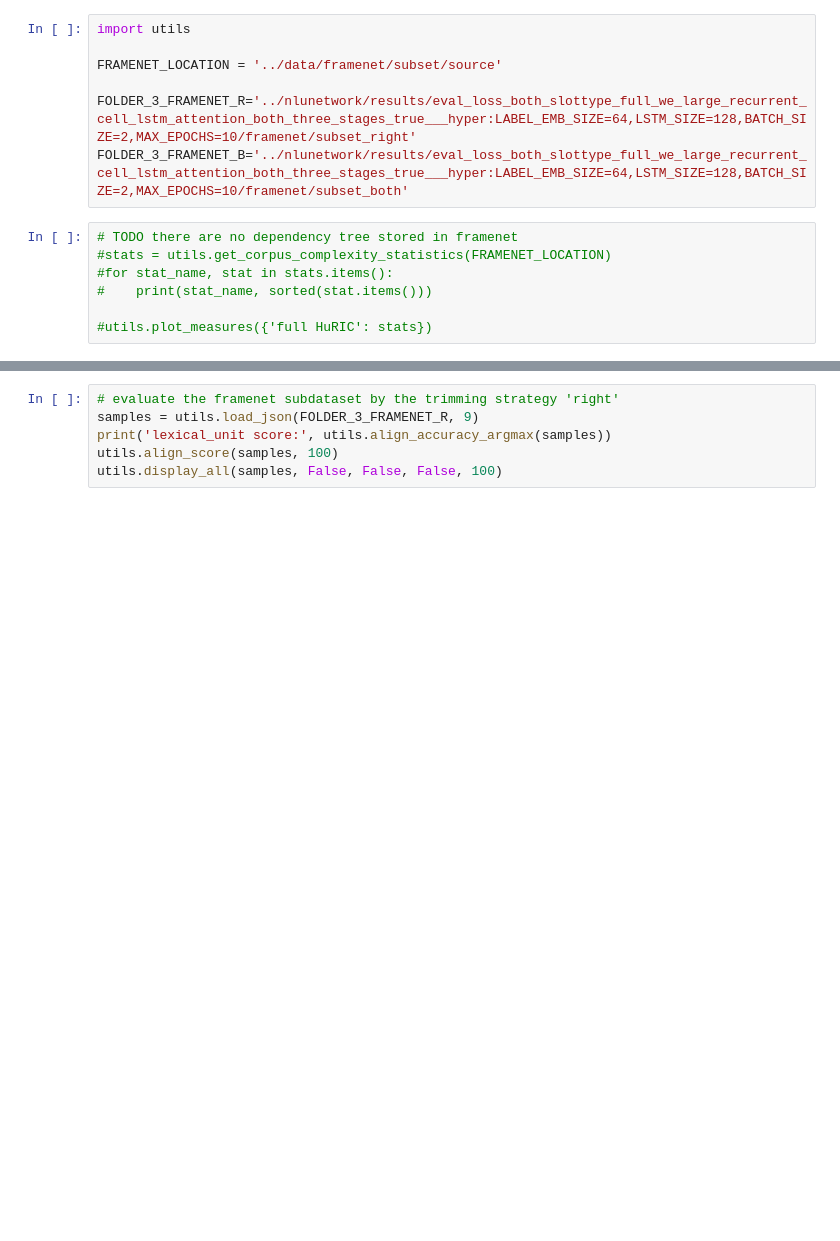
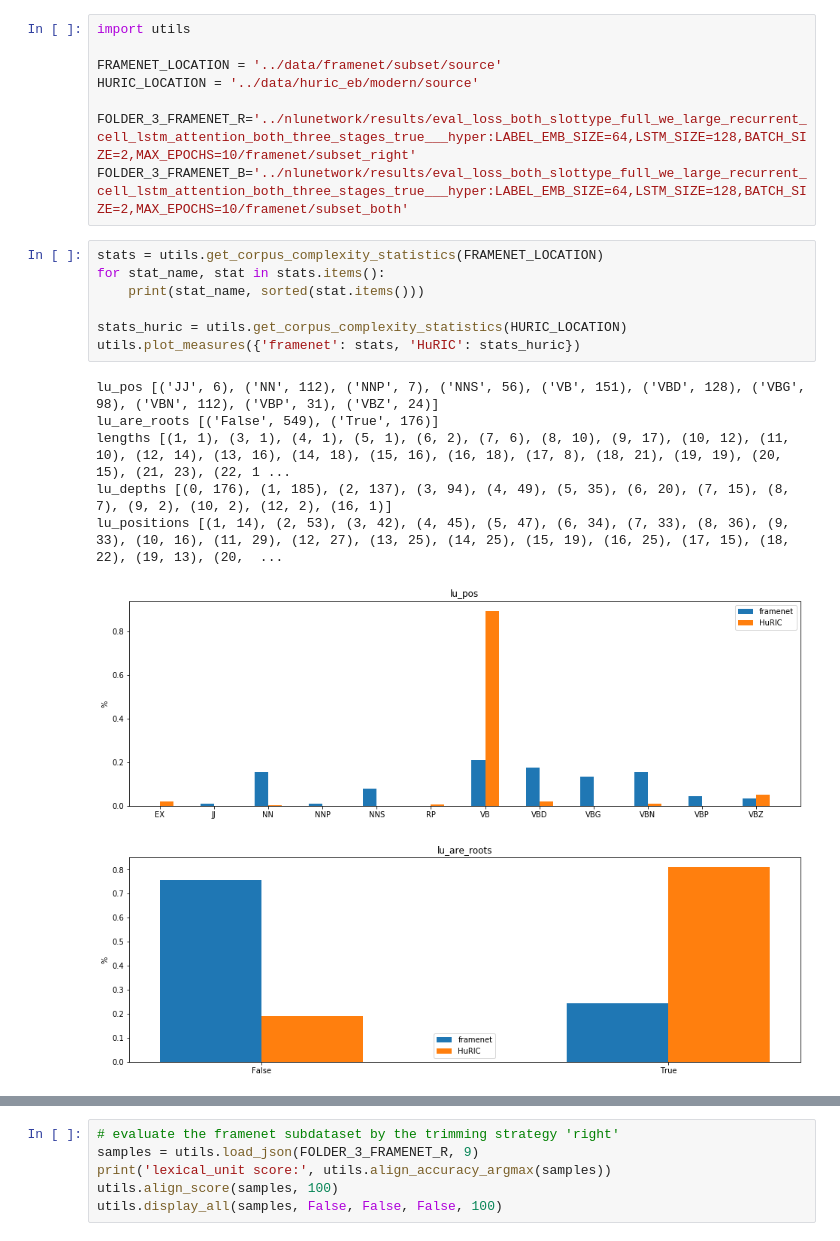
Before and after one commit to kmi-robots/hri-huric-rnn, a Jupyter notebook: notebooks/framenet_analysis.ipynb, the cells around one changed output, grey strips where cells are left out. Drawn from its saved outputs; the diff is of its cells as text; blank space fills up the shorter version.

Commit message:
comparing complexity of FrameNet with HuRIC

```diff
--- a/notebooks/framenet_analysis.ipynb
+++ b/notebooks/framenet_analysis.ipynb
@@ -2,13 +2,22 @@
 import utils
 
 FRAMENET_LOCATION = '../data/framenet/subset/source'
+HURIC_LOCATION = '../data/huric_eb/modern/source'
 
 FOLDER_3_FRAMENET_R='../nlunetwork/results/eval_loss_both_slottype_full_we_large_recurrent_cell_lstm_attention_both_three_stages_true___hyper:LABEL_EMB_SIZE=64,LSTM_SIZE=128,BATCH_SIZE=2,MAX_EPOCHS=10/framenet/subset_right'
 FOLDER_3_FRAMENET_B='../nlunetwork/results/eval_loss_both_slottype_full_we_large_recurrent_cell_lstm_attention_both_three_stages_true___hyper:LABEL_EMB_SIZE=64,LSTM_SIZE=128,BATCH_SIZE=2,MAX_EPOCHS=10/framenet/subset_both'
 # %%
-# TODO there are no dependency tree stored in framenet
-#stats = utils.get_corpus_complexity_statistics(FRAMENET_LOCATION)
-#for stat_name, stat in stats.items():
-#    print(stat_name, sorted(stat.items()))
+stats = utils.get_corpus_complexity_statistics(FRAMENET_LOCATION)
+for stat_name, stat in stats.items():
+    print(stat_name, sorted(stat.items()))
 
-#utils.plot_measures({'full HuRIC': stats})
+stats_huric = utils.get_corpus_complexity_statistics(HURIC_LOCATION)
+utils.plot_measures({'framenet': stats, 'HuRIC': stats_huric})
+# %% [output]
+lu_pos [('JJ', 6), ('NN', 112), ('NNP', 7), ('NNS', 56), ('VB', 151), ('VBD', 128), ('VBG', 98), ('VBN', 112), ('VBP', 31), ('VBZ', 24)]
+lu_are_roots [('False', 549), ('True', 176)]
+lengths [(1, 1), (3, 1), (4, 1), (5, 1), (6, 2), (7, 6), (8, 10), (9, 17), (10, 12), (11, 10), (12, 14), (13, 16), (14, 18), (15, 16), (16, 18), (17, 8), (18, 21), (19, 19), (20, 15), (21, 23), (22, 1 ...
+lu_depths [(0, 176), (1, 185), (2, 137), (3, 94), (4, 49), (5, 35), (6, 20), (7, 15), (8, 7), (9, 2), (10, 2), (12, 2), (16, 1)]
+lu_positions [(1, 14), (2, 53), (3, 42), (4, 45), (5, 47), (6, 34), (7, 33), (8, 36), (9, 33), (10, 16), (11, 29), (12, 27), (13, 25), (14, 25), (15, 19), (16, 25), (17, 15), (18, 22), (19, 13), (20,  ...
+[figure, added]
+[figure, added]
```
Also changed, not shown: parts of 1 cell of this notebook.
